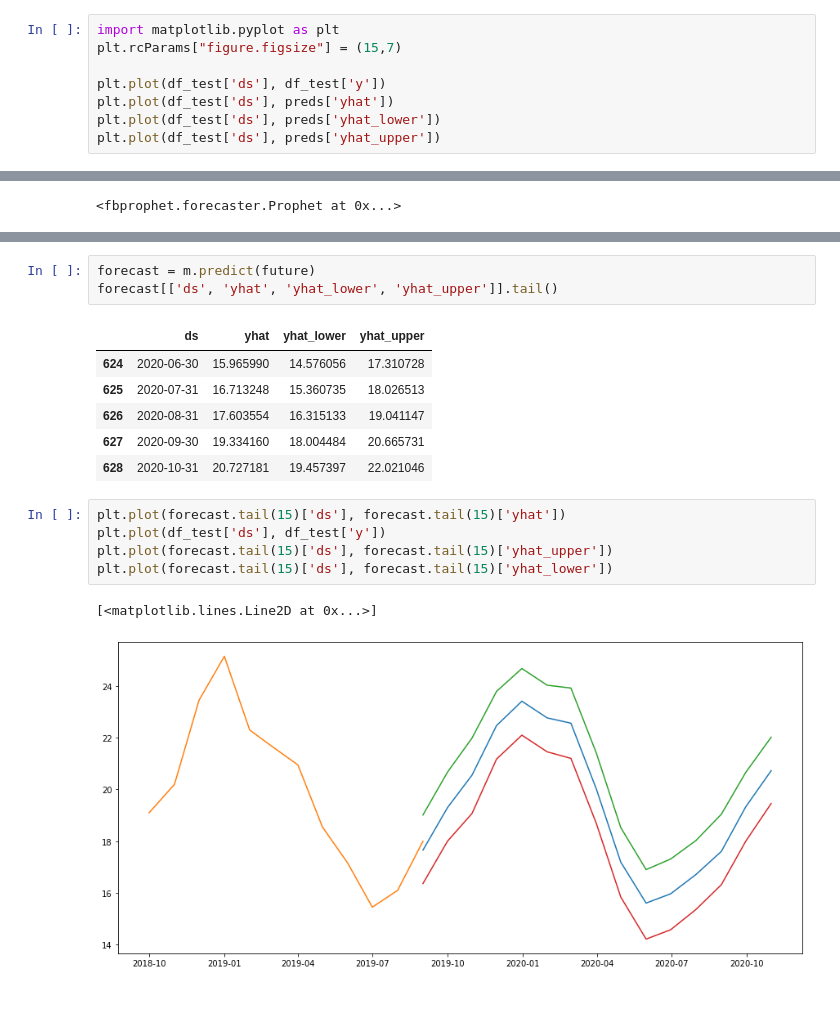
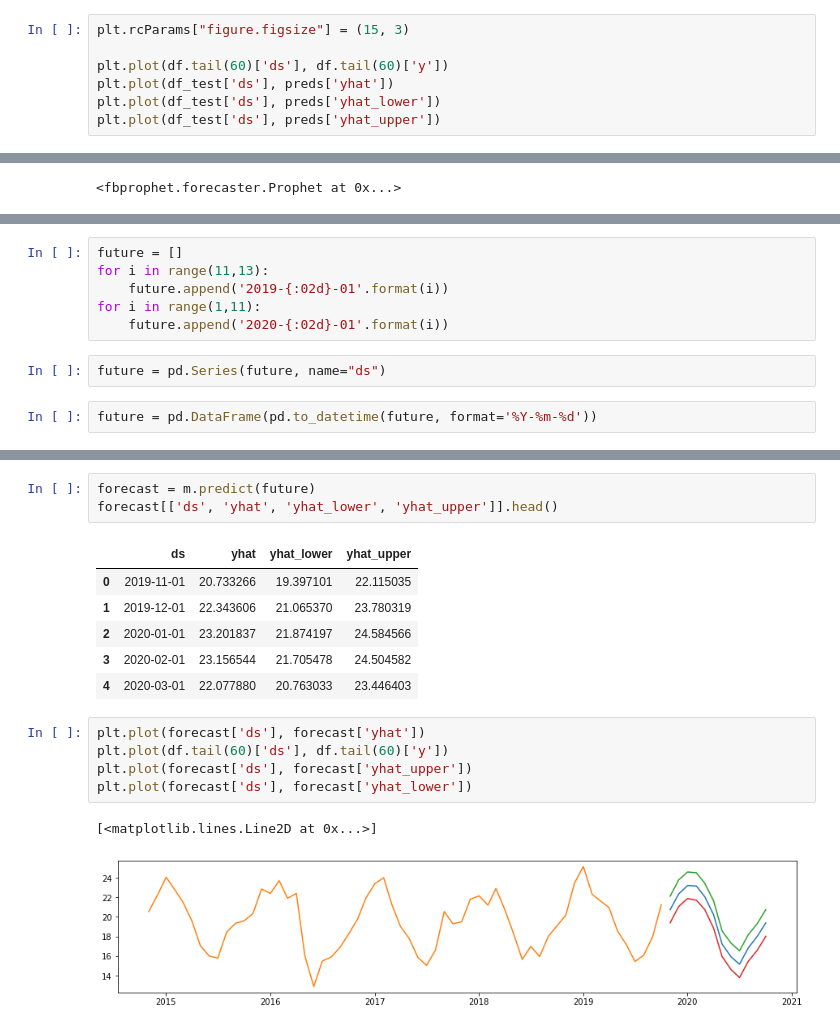
Before and after one commit to jhklarcher/data-science, a Jupyter notebook: python/05_prophet.ipynb, the cells around one changed output, grey strips where cells are left out. Cells and saved outputs as stored; diff of their text form; blank space fills up the shorter version.

```diff
--- a/python/05_prophet.ipynb
+++ b/python/05_prophet.ipynb
@@ -136,10 +125,9 @@ p2 = m.plot_components(preds)
 # %% [markdown]
 Diferença entre previsto e modelo.
 # %%
-import matplotlib.pyplot as plt
-plt.rcParams["figure.figsize"] = (15,7)
+plt.rcParams["figure.figsize"] = (15, 3)
 
-plt.plot(df_test['ds'], df_test['y'])
+plt.plot(df.tail(60)['ds'], df.tail(60)['y'])
 plt.plot(df_test['ds'], preds['yhat'])
 plt.plot(df_test['ds'], preds['yhat_lower'])
 plt.plot(df_test['ds'], preds['yhat_upper'])
@@ -159,0 +146,10 @@ future = m.make_future_dataframe(periods=13, freq='M')
+# %%
+future = []
+for i in range(11,13):
+    future.append('2019-{:02d}-01'.format(i))
+for i in range(1,11):
+    future.append('2020-{:02d}-01'.format(i))
+# %%
+future = pd.Series(future, name="ds")
+# %%
+future = pd.DataFrame(pd.to_datetime(future, format='%Y-%m-%d'))
@@ -160,18 +181,18 @@ future = m.make_future_dataframe(periods=13, freq='M')
 # %%
 forecast = m.predict(future)
-forecast[['ds', 'yhat', 'yhat_lower', 'yhat_upper']].tail()
+forecast[['ds', 'yhat', 'yhat_lower', 'yhat_upper']].head()
 # %% [output]
 |  | ds | yhat | yhat_lower | yhat_upper |
-| 624 | 2020-06-30 | 15.965990 | 14.576056 | 17.310728 |
-| 625 | 2020-07-31 | 16.713248 | 15.360735 | 18.026513 |
-| 626 | 2020-08-31 | 17.603554 | 16.315133 | 19.041147 |
-| 627 | 2020-09-30 | 19.334160 | 18.004484 | 20.665731 |
-| 628 | 2020-10-31 | 20.727181 | 19.457397 | 22.021046 |
+| 0 | 2019-11-01 | 20.733266 | 19.397101 | 22.115035 |
+| 1 | 2019-12-01 | 22.343606 | 21.065370 | 23.780319 |
+| 2 | 2020-01-01 | 23.201837 | 21.874197 | 24.584566 |
+| 3 | 2020-02-01 | 23.156544 | 21.705478 | 24.504582 |
+| 4 | 2020-03-01 | 22.077880 | 20.763033 | 23.446403 |
 # %%
-plt.plot(forecast.tail(15)['ds'], forecast.tail(15)['yhat'])
-plt.plot(df_test['ds'], df_test['y'])
-plt.plot(forecast.tail(15)['ds'], forecast.tail(15)['yhat_upper'])
-plt.plot(forecast.tail(15)['ds'], forecast.tail(15)['yhat_lower'])
+plt.plot(forecast['ds'], forecast['yhat'])
+plt.plot(df.tail(60)['ds'], df.tail(60)['y'])
+plt.plot(forecast['ds'], forecast['yhat_upper'])
+plt.plot(forecast['ds'], forecast['yhat_lower'])
 # %% [output]
 [<matplotlib.lines.Line2D at 0x...>]
-[figure, old version]
+[figure, new version]
```
Also changed, not shown: parts of 27 cells of this notebook.
